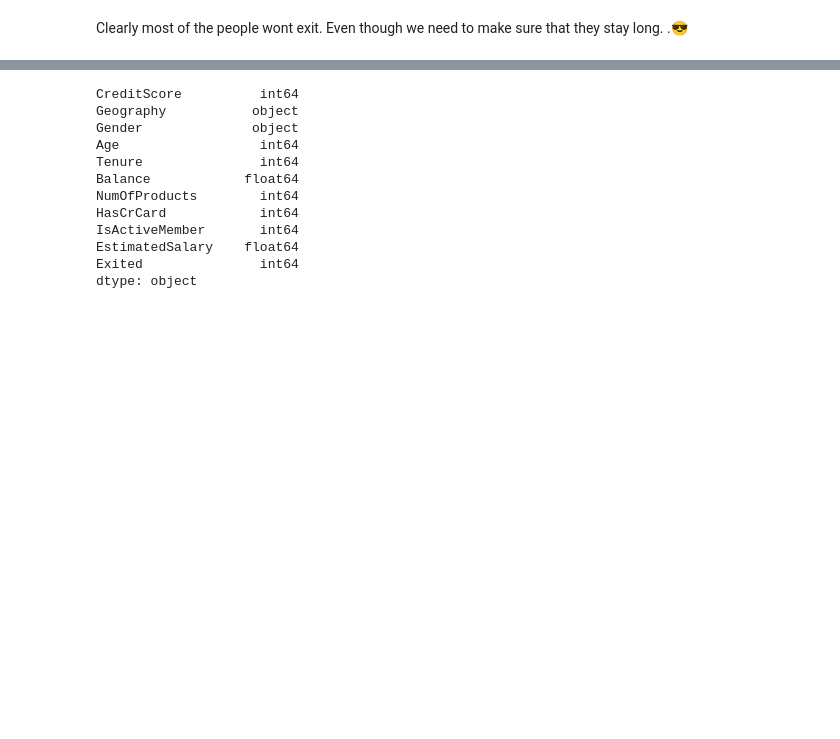
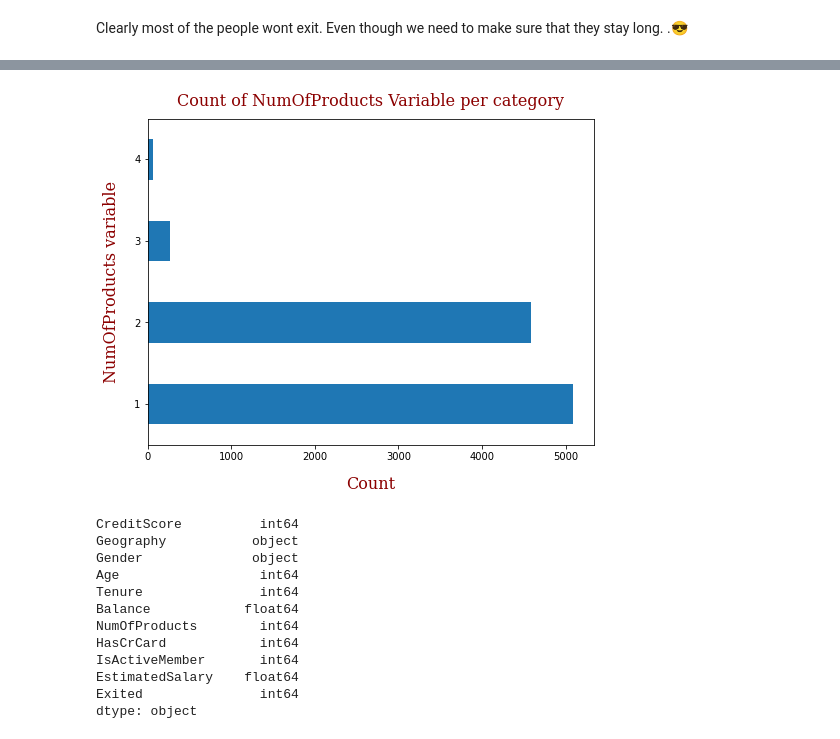
Before and after one commit to SaiVamshiKatkuri/MLnow_2.0, a Jupyter notebook: Multivariate_Classification.ipynb, the cells around one changed output, grey strips where cells are left out. Saved outputs shown, nothing was run; the diff lists cells and outputs as text; code cells hidden in the pictures; blank space fills up the shorter version.

```diff
--- a/Multivariate_Classification.ipynb
+++ b/Multivariate_Classification.ipynb
@@ -201,3 +235,7 @@ Clearly most of the people wont exit. Even though we need to make sure that they
+# %%
+plot_count('NumOfProducts')
+# %% [output]
+[figure, added]
 # %%
 dataset.dtypes
 # %% [output]
```
Also changed, not shown: parts of 16 cells of this notebook.
